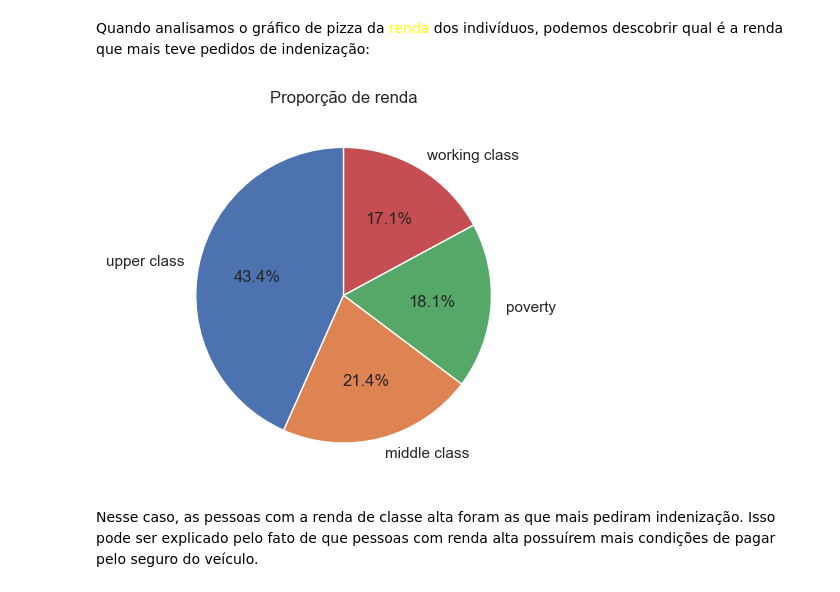
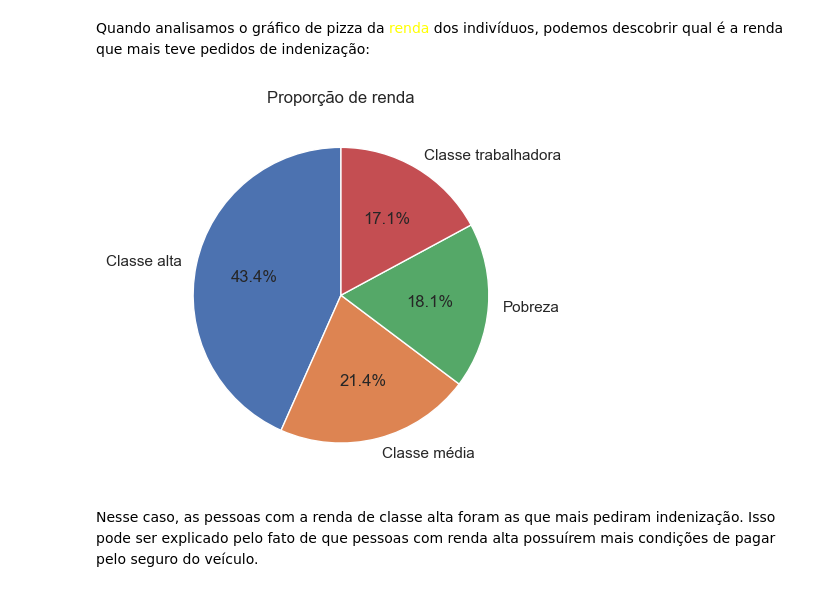
Before and after one commit to AlexsanderBenatti/Turing-case, a Jupyter notebook: Analise-I/analise_e_modelos.ipynb, the cells around one changed output. Drawn from its saved outputs; the diff is of its cells as text; code cells hidden in the pictures.

Commit message:
fixed income pie chart

```diff
--- a/Analise-I/analise_e_modelos.ipynb
+++ b/Analise-I/analise_e_modelos.ipynb
@@ -421,11 +421,11 @@ Ademais, pessoas com universidade completa são características por terem o mai
 Quando analisamos o gráfico de pizza da <font color='yellow'>renda</font> dos indivíduos, podemos descobrir qual é a renda que mais teve pedidos de indenização:
 # %%
 incomeproportion = insurance['INCOME'].value_counts()
-plt.pie(incomeproportion, labels=incomeproportion.index, autopct='%1.1f%%', startangle=90)
+plt.pie(incomeproportion, labels=['Classe alta', 'Classe média', 'Pobreza', 'Classe trabalhadora'], autopct='%1.1f%%', startangle=90)
 plt.title("Proporção de renda")
 plt.show()
 # %% [output]
-[figure, old version]
+[figure, new version]
 # %% [markdown]
 Nesse caso, as pessoas com a renda de classe alta foram as que mais pediram indenização. Isso pode ser explicado pelo fato de que pessoas com renda alta possuírem mais condições de pagar pelo seguro do veículo.
 # %% [markdown]
```
